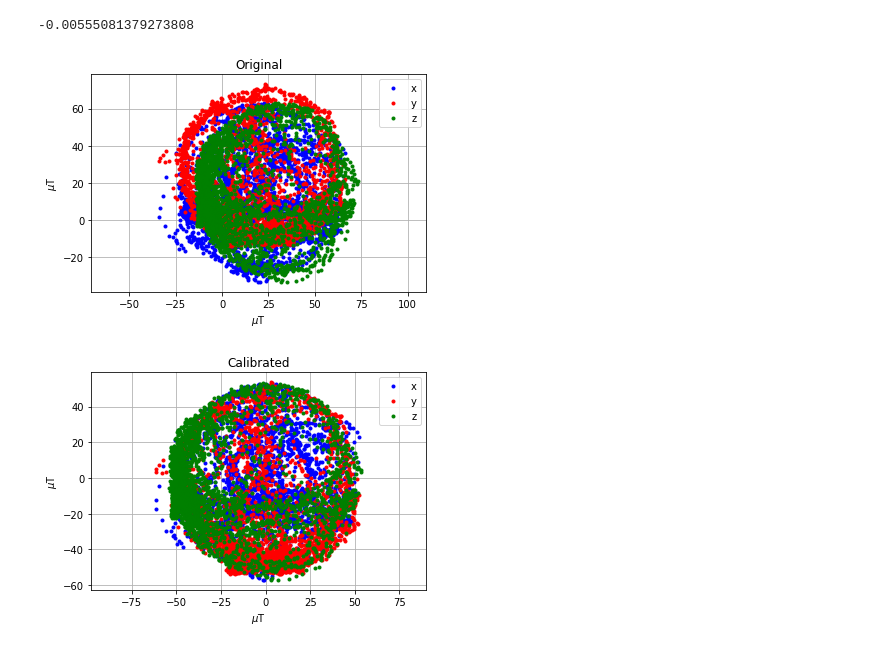
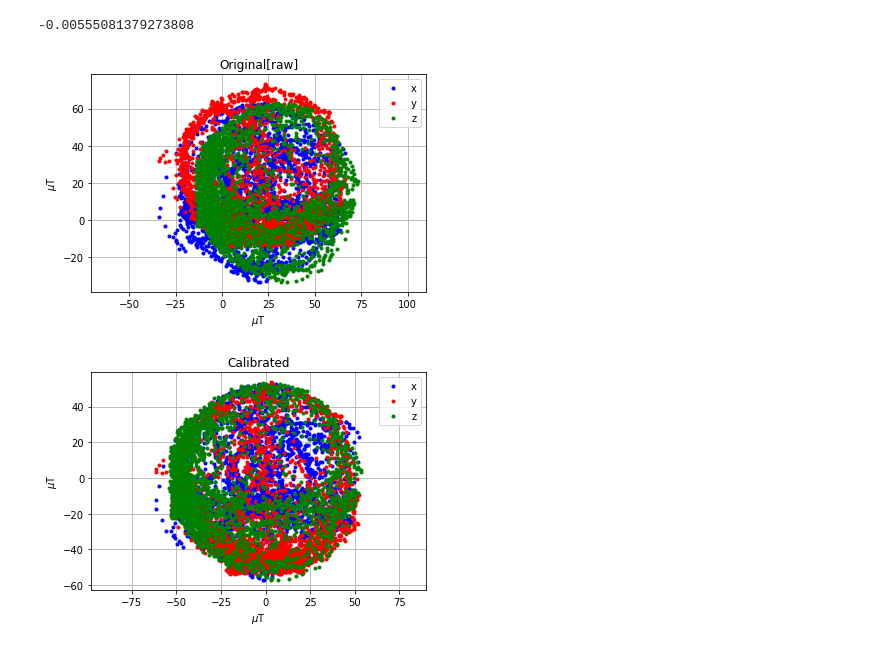
Before and after one commit to walchko/github-blog, a Jupyter notebook: source/blog/inertial-navigation/calibration-magnetometer/calibrate-magnetometer.ipynb, the cells around one changed output. Saved outputs shown, nothing was run; the diff lists cells and outputs as text; code cells hidden in the pictures.

```diff
--- a/source/blog/inertial-navigation/calibration-magnetometer/calibrate-magnetometer.ipynb
+++ b/source/blog/inertial-navigation/calibration-magnetometer/calibrate-magnetometer.ipynb
@@ -258,7 +260,7 @@ def plotMagnetometer(data, title=None):
 # %%
-plotMagnetometer(orig, "Original")
+plotMagnetometer(orig, "Original[raw]")
 # %% [output]
-[figure, old version]
+[figure, new version]
 # %%
 plotMagnetometer(cm, "Calibrated")
 # %% [output]
```
Also changed, not shown: parts of 7 cells of this notebook, 27 other files.
